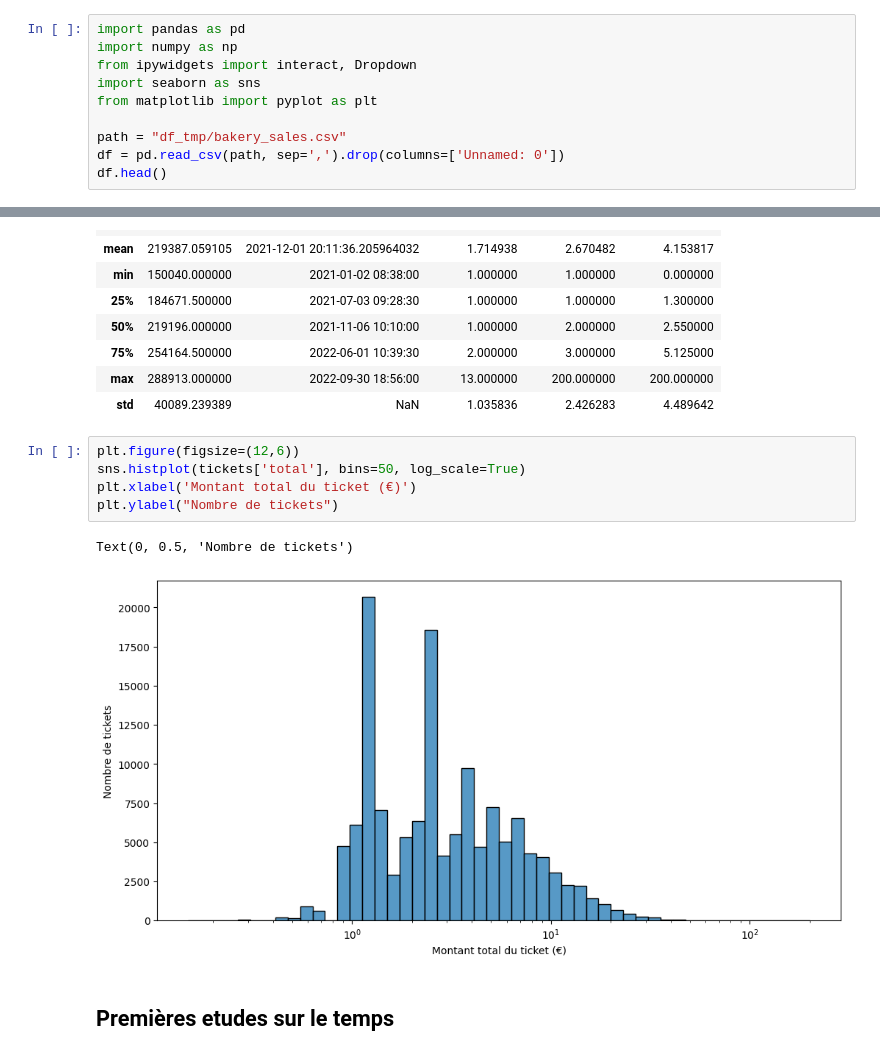
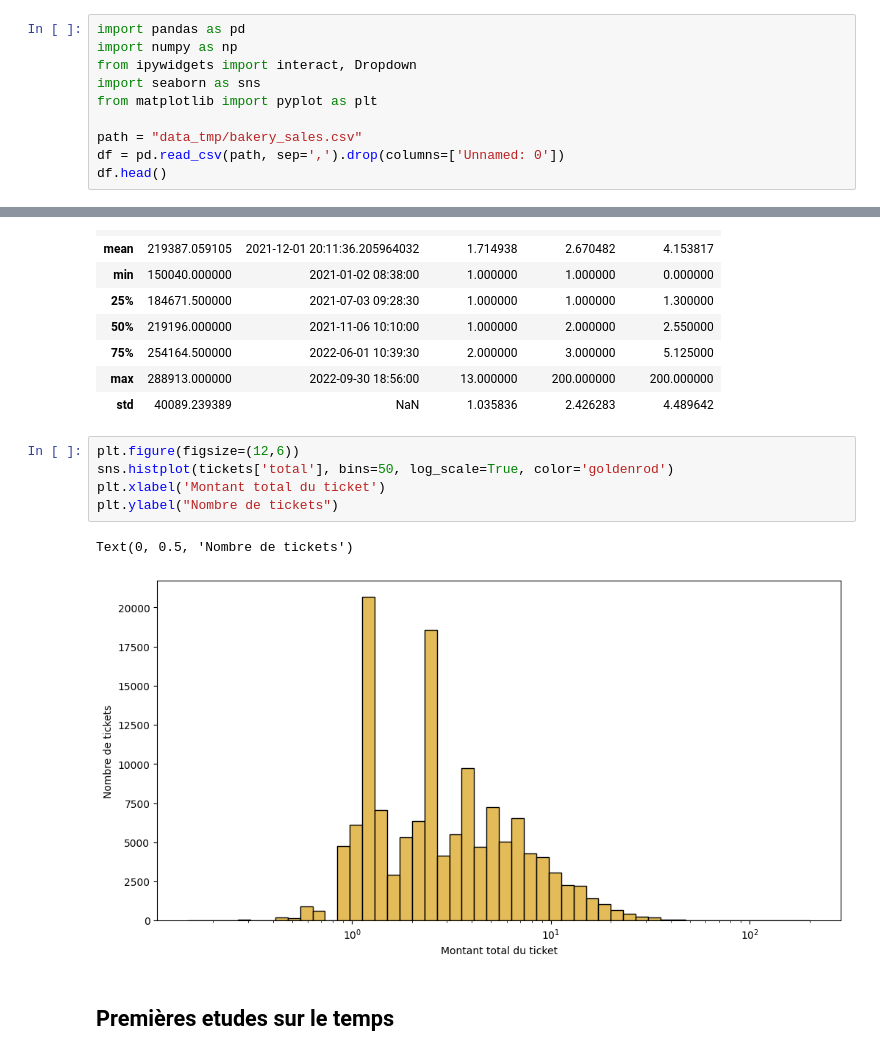
Before and after one commit to claragarciaperez9/French_bakery_forecasting, a Jupyter notebook: test.ipynb, the cells around one changed output, grey strips where cells are left out. Drawn from its saved outputs; the diff is of its cells as text.

```diff
--- a/test.ipynb
+++ b/test.ipynb
@@ -11,7 +11,7 @@ from ipywidgets import interact, Dropdown
 import seaborn as sns
 from matplotlib import pyplot as plt
 
-path = "df_tmp/bakery_sales.csv"
+path = "data_tmp/bakery_sales.csv"
 df = pd.read_csv(path, sep=',').drop(columns=['Unnamed: 0'])
 df.head()
 # %% [output]
@@ -271,11 +276,11 @@ tickets.describe()
 | std | 40089.239389 | NaN | 1.035836 | 2.426283 | 4.489642 |
 # %%
 plt.figure(figsize=(12,6))
-sns.histplot(tickets['total'], bins=50, log_scale=True)
-plt.xlabel('Montant total du ticket (€)')
+sns.histplot(tickets['total'], bins=50, log_scale=True, color='goldenrod')
+plt.xlabel('Montant total du ticket')
 plt.ylabel("Nombre de tickets")
 # %% [output]
 Text(0, 0.5, 'Nombre de tickets')
-[figure, old version]
+[figure, new version]
 # %% [markdown]
 ## Premières etudes sur le temps
```
Also changed, not shown: parts of 16 cells of this notebook.
